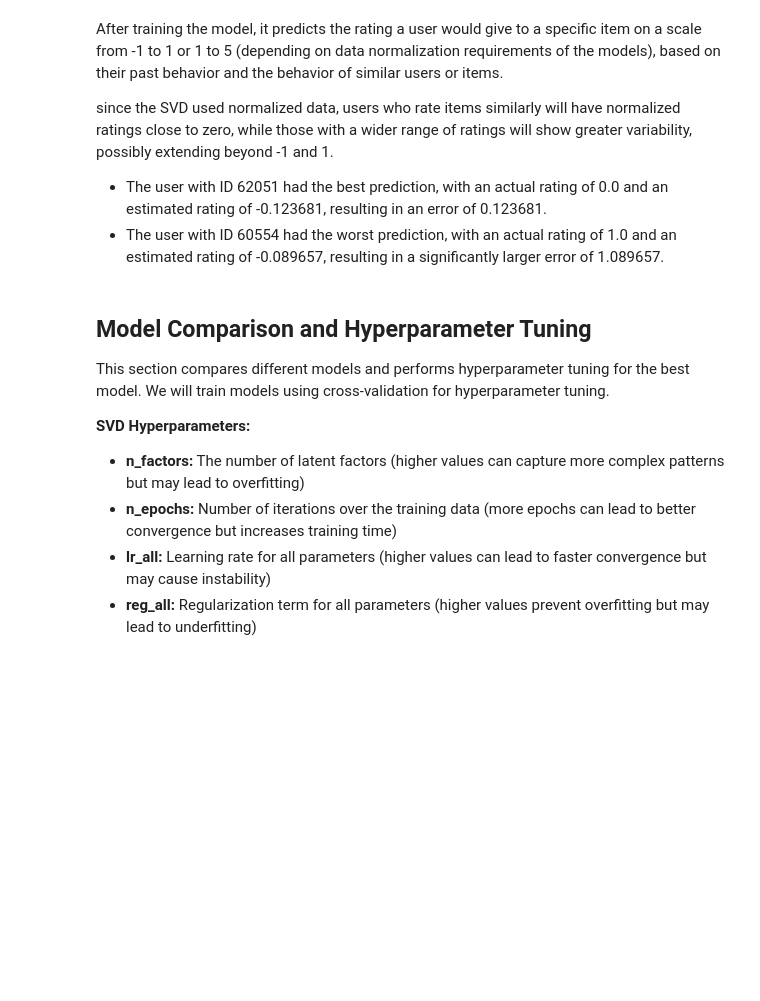
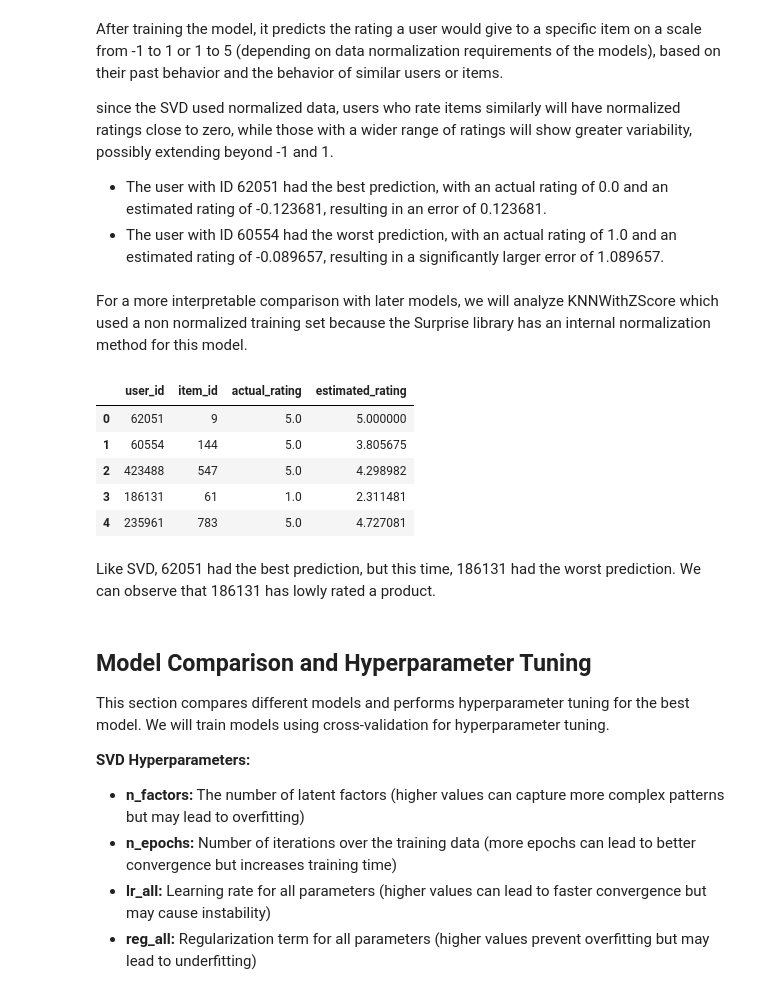
Before and after one commit to renaqd/team1-ADS505, a Jupyter notebook: team1-recommendation_sys.ipynb, the cells around one changed output. Drawn from its saved outputs; the diff is of its cells as text; code cells hidden in the pictures; blank space fills up the shorter version.

Commit message:
data analysis

```diff
--- a/team1-recommendation_sys.ipynb
+++ b/team1-recommendation_sys.ipynb
@@ -405,6 +405,31 @@ since the SVD used normalized data, users who rate items similarly will have nor
 
 * The user with ID 62051 had the best prediction, with an actual rating of 0.0 and an estimated rating of -0.123681, resulting in an error of 0.123681.
 * The user with ID 60554 had the worst prediction, with an actual rating of 1.0 and an estimated rating of -0.089657, resulting in a significantly larger error of 1.089657.
+# %% [markdown]
+For a more interpretable comparison with later models, we will analyze KNNWithZScore which used a non normalized training set because the Surprise library has an internal normalization method for this model.
+# %%
+# Display the first 5 predictions generated
+first_five_knn = base_results['KNNWithZScore'][:5]
+
+first_preds_knn = [{
+    'user_id': pred.uid,
+    'item_id': pred.iid,
+    'actual_rating': pred.r_ui,
+    'estimated_rating': pred.est
+} for pred in first_five_knn]
+
+# Create a DataFrame
+five_preds_knn = pd.DataFrame(first_preds_knn)
+five_preds_knn
+# %% [output]
+|  | user_id | item_id | actual_rating | estimated_rating |
+| 0 | 62051 | 9 | 5.0 | 5.000000 |
+| 1 | 60554 | 144 | 5.0 | 3.805675 |
+| 2 | 423488 | 547 | 5.0 | 4.298982 |
+| 3 | 186131 | 61 | 1.0 | 2.311481 |
+| 4 | 235961 | 783 | 5.0 | 4.727081 |
+# %% [markdown]
+Like SVD, 62051 had the best prediction, but this time, 186131 had the worst prediction. We can observe that 186131 has lowly rated a product.
 # %% [markdown]
 ## Model Comparison and Hyperparameter Tuning
 This section compares different models and performs hyperparameter tuning for the best model. We will train models using cross-validation for hyperparameter tuning.
```
